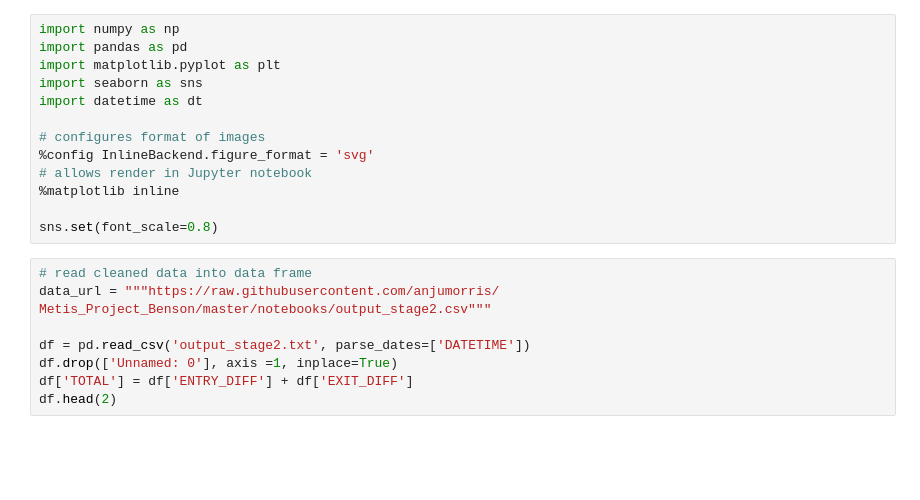
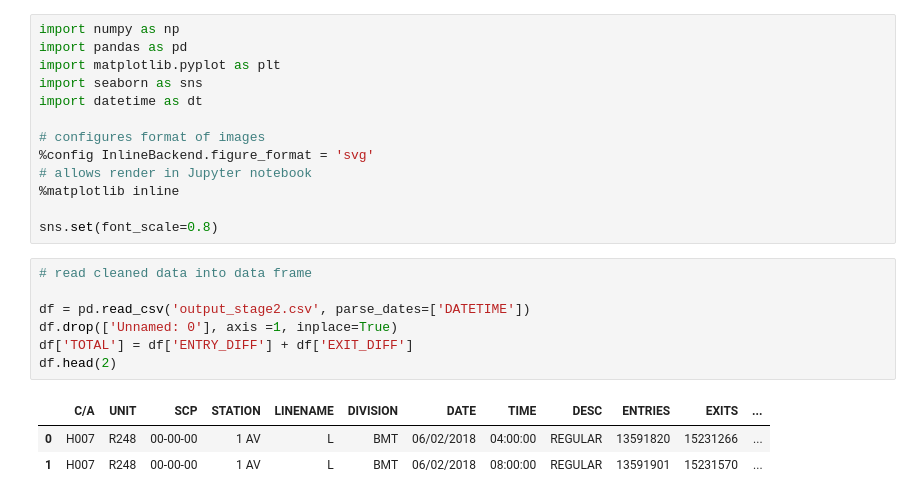
Before and after one commit to anjumorris/Project_Benson, a Jupyter notebook: notebooks/benson_heatmap.ipynb, the cells around one changed output. Cells and saved outputs as stored; diff of their text form; blank space fills up the shorter version.

```diff
--- a/notebooks/benson_heatmap.ipynb
+++ b/notebooks/benson_heatmap.ipynb
@@ -13,10 +13,12 @@ import datetime as dt
 sns.set(font_scale=0.8)
 # %%
 # read cleaned data into data frame
-data_url = """https://raw.githubusercontent.com/anjumorris/
-Metis_Project_Benson/master/notebooks/output_stage2.csv"""
 
-df = pd.read_csv('output_stage2.txt', parse_dates=['DATETIME'])
+df = pd.read_csv('output_stage2.csv', parse_dates=['DATETIME'])
 df.drop(['Unnamed: 0'], axis =1, inplace=True)
 df['TOTAL'] = df['ENTRY_DIFF'] + df['EXIT_DIFF']
 df.head(2)
+# %% [output]
+|  | C/A | UNIT | SCP | STATION | LINENAME | DIVISION | DATE | TIME | DESC | ENTRIES | EXITS | ... |
+| 0 | H007 | R248 | 00-00-00 | 1 AV | L | BMT | 06/02/2018 | 04:00:00 | REGULAR | 13591820 | 15231266 | ... |
+| 1 | H007 | R248 | 00-00-00 | 1 AV | L | BMT | 06/02/2018 | 08:00:00 | REGULAR | 13591901 | 15231570 | ... |
```
Also changed, not shown: parts of 9 cells of this notebook.
